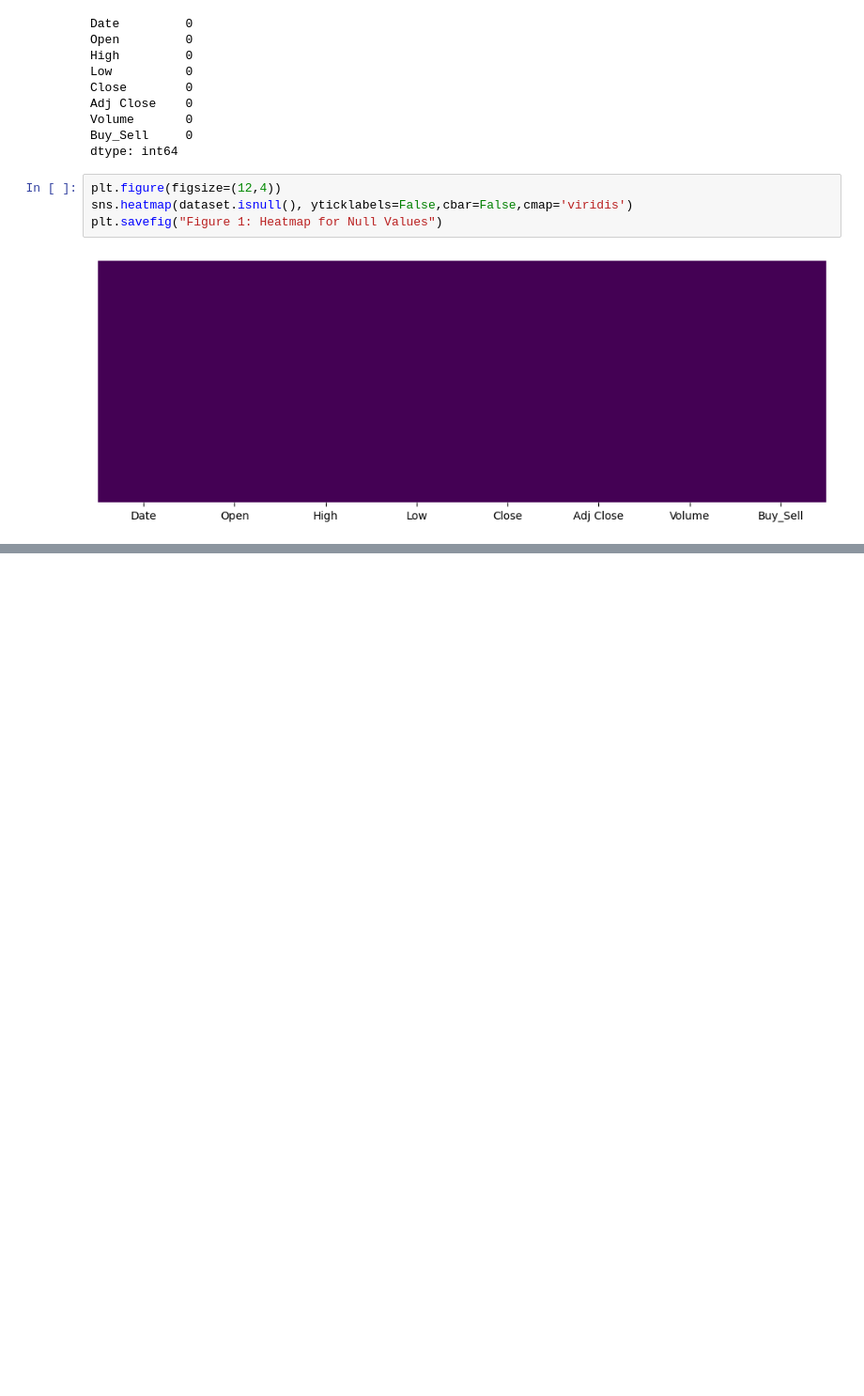
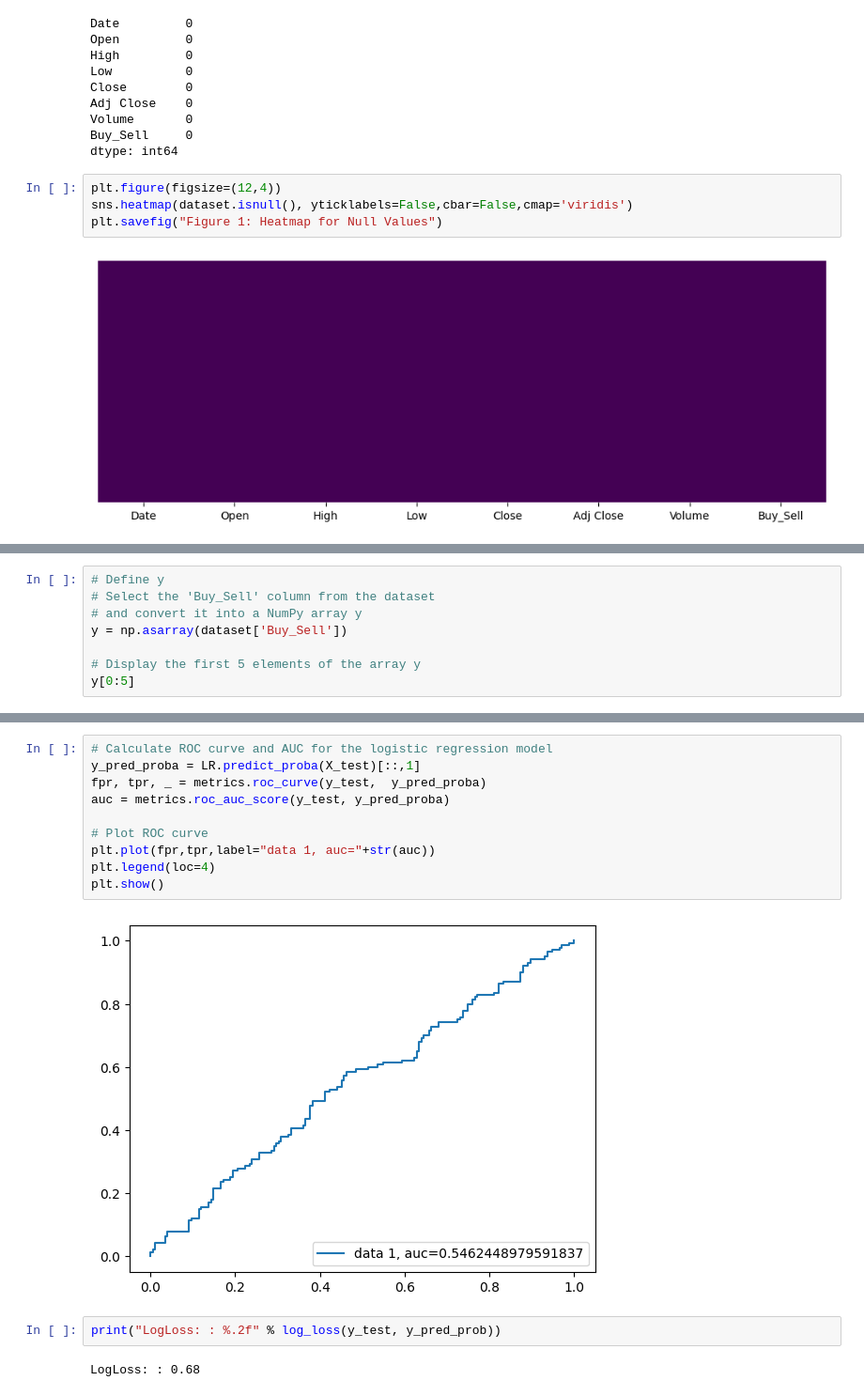
Before and after one commit to Pasindu-Madhuwantha/Machine-Learning-Assignment, a Jupyter notebook: 2. notebooks/IT20609030/Logistic_Regression_Model_for_Stock_Price_Prediction.ipynb, the cells around one changed output, grey strips where cells are left out. Shown: that part at 94% size. Drawn from its saved outputs; the diff is of its cells as text; blank space fills up the shorter version.

```diff
--- a/2. notebooks/IT20609030/Logistic_Regression_Model_for_Stock_Price_Prediction.ipynb
+++ b/2. notebooks/IT20609030/Logistic_Regression_Model_for_Stock_Price_Prediction.ipynb
@@ -82,0 +196,8 @@ plt.savefig("Figure 1: Heatmap for Null Values")
+# %%
+# Define y
+# Select the 'Buy_Sell' column from the dataset
+# and convert it into a NumPy array y
+y = np.asarray(dataset['Buy_Sell'])
+
+# Display the first 5 elements of the array y
+y[0:5]
@@ -82,0 +344,16 @@ plt.savefig("Figure 1: Heatmap for Null Values")
+# %%
+# Calculate ROC curve and AUC for the logistic regression model
+y_pred_proba = LR.predict_proba(X_test)[::,1]
+fpr, tpr, _ = metrics.roc_curve(y_test,  y_pred_proba)
+auc = metrics.roc_auc_score(y_test, y_pred_proba)
+
+# Plot ROC curve
+plt.plot(fpr,tpr,label="data 1, auc="+str(auc))
+plt.legend(loc=4)
+plt.show()
+# %% [output]
+[figure, added]
+# %%
+print("LogLoss: : %.2f" % log_loss(y_test, y_pred_prob))
+# %% [output]
+LogLoss: : 0.68
```
Also changed, not shown: parts of 33 cells of this notebook.
